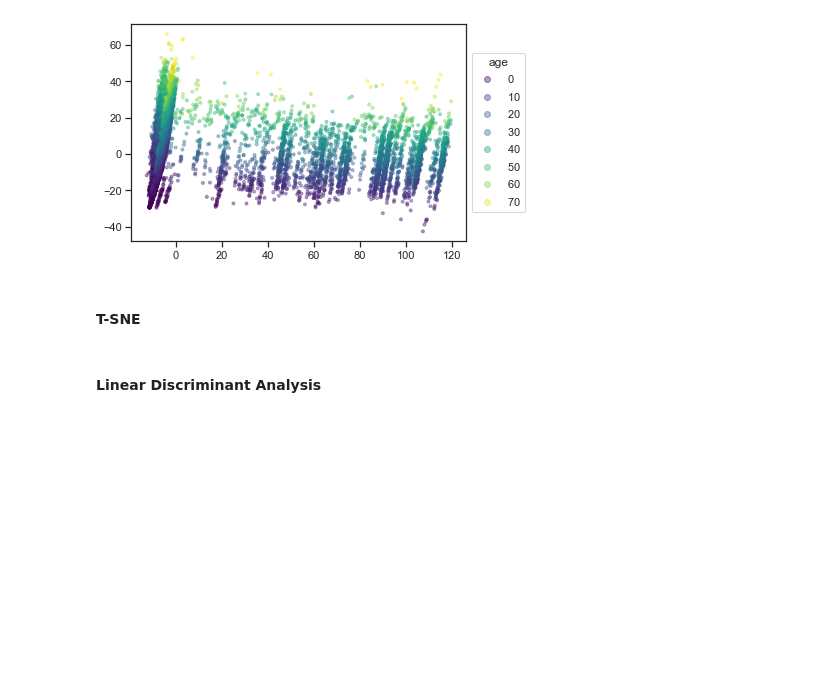
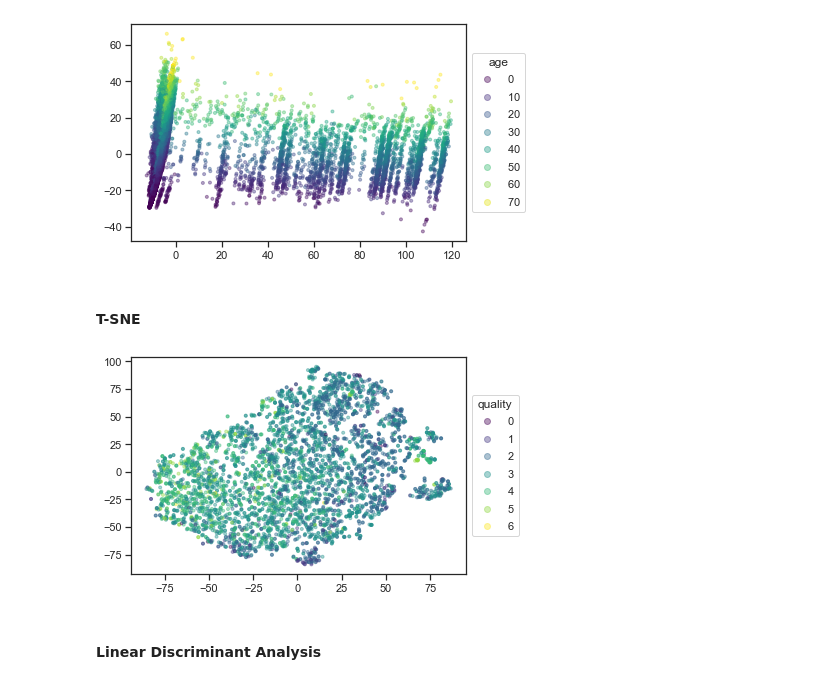
Before and after one commit to Didayolo/autopandas, a Jupyter notebook: AutoPandas_workspace.ipynb, the cells around one changed output. Cells and saved outputs as stored; diff of their text form; code cells hidden in the pictures; blank space fills up the shorter version.

```diff
--- a/AutoPandas_workspace.ipynb
+++ b/AutoPandas_workspace.ipynb
@@ -161,7 +161,9 @@ WARNING: only the first column will be used for coloration.
 # %% [markdown]
 #### T-SNE
 # %%
-#data.tsne().plot(c=data.get_data('y'))
+data.tsne().plot(c=data.get_data('y'))
+# %% [output]
+[figure, added]
 # %% [markdown]
 #### Linear Discriminant Analysis
 # %%
```
Also changed, not shown: parts of 8 cells of this notebook, 1 other file.
